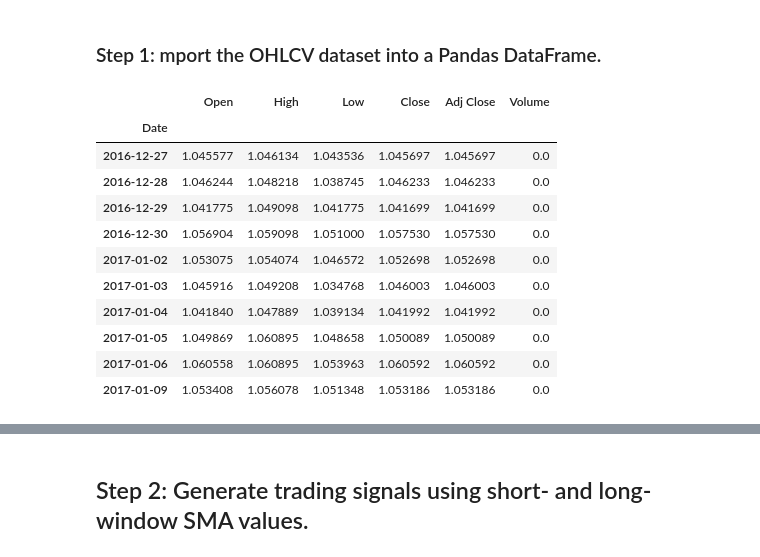
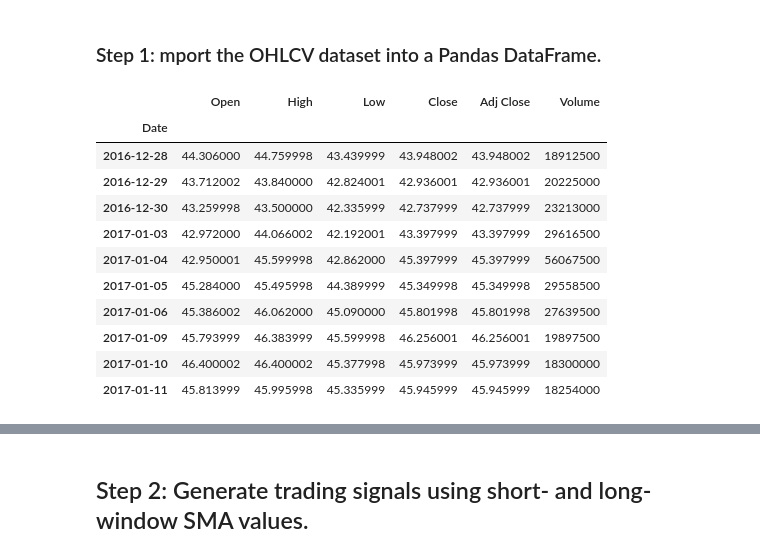
Before and after one commit to tembolo1284/Project_2_Bootcamp, a Jupyter notebook: machine_learning_trading_bot.ipynb, the cells around one changed output, grey strips where cells are left out. Cells and saved outputs as stored; diff of their text form; code cells hidden in the pictures.

```diff
--- a/machine_learning_trading_bot.ipynb
+++ b/machine_learning_trading_bot.ipynb
@@ -90,27 +90,27 @@ Open the Jupyter notebook. Restart the kernel, run the provided cells that corre
 ### Step 1: mport the OHLCV dataset into a Pandas DataFrame.
 # %%
 # Import the OHLCV dataset into a Pandas Dataframe
-eurusd_df = pd.read_csv(
-    Path("./Resources/EURUSD_5y.csv"),
+instrument_df = pd.read_csv(
+    Path("./Resources/TSLA_5y.csv"),
     index_col='Date',
     infer_datetime_format=True,
     parse_dates=True
 )
 
 # Review the DataFrame
-eurusd_df.head(10)
+instrument_df.head(10)
 # %% [output]
 |  | Open | High | Low | Close | Adj Close | Volume |
 | Date |  |  |  |  |  |  |
-| 2016-12-27 | 1.045577 | 1.046134 | 1.043536 | 1.045697 | 1.045697 | 0.0 |
-| 2016-12-28 | 1.046244 | 1.048218 | 1.038745 | 1.046233 | 1.046233 | 0.0 |
-| 2016-12-29 | 1.041775 | 1.049098 | 1.041775 | 1.041699 | 1.041699 | 0.0 |
-| 2016-12-30 | 1.056904 | 1.059098 | 1.051000 | 1.057530 | 1.057530 | 0.0 |
-| 2017-01-02 | 1.053075 | 1.054074 | 1.046572 | 1.052698 | 1.052698 | 0.0 |
-| 2017-01-03 | 1.045916 | 1.049208 | 1.034768 | 1.046003 | 1.046003 | 0.0 |
-| 2017-01-04 | 1.041840 | 1.047889 | 1.039134 | 1.041992 | 1.041992 | 0.0 |
-| 2017-01-05 | 1.049869 | 1.060895 | 1.048658 | 1.050089 | 1.050089 | 0.0 |
-| 2017-01-06 | 1.060558 | 1.060895 | 1.053963 | 1.060592 | 1.060592 | 0.0 |
-| 2017-01-09 | 1.053408 | 1.056078 | 1.051348 | 1.053186 | 1.053186 | 0.0 |
+| 2016-12-28 | 44.306000 | 44.759998 | 43.439999 | 43.948002 | 43.948002 | 18912500 |
+| 2016-12-29 | 43.712002 | 43.840000 | 42.824001 | 42.936001 | 42.936001 | 20225000 |
+| 2016-12-30 | 43.259998 | 43.500000 | 42.335999 | 42.737999 | 42.737999 | 23213000 |
+| 2017-01-03 | 42.972000 | 44.066002 | 42.192001 | 43.397999 | 43.397999 | 29616500 |
+| 2017-01-04 | 42.950001 | 45.599998 | 42.862000 | 45.397999 | 45.397999 | 56067500 |
+| 2017-01-05 | 45.284000 | 45.495998 | 44.389999 | 45.349998 | 45.349998 | 29558500 |
+| 2017-01-06 | 45.386002 | 46.062000 | 45.090000 | 45.801998 | 45.801998 | 27639500 |
+| 2017-01-09 | 45.793999 | 46.383999 | 45.599998 | 46.256001 | 46.256001 | 19897500 |
+| 2017-01-10 | 46.400002 | 46.400002 | 45.377998 | 45.973999 | 45.973999 | 18300000 |
+| 2017-01-11 | 45.813999 | 45.995998 | 45.335999 | 45.945999 | 45.945999 | 18254000 |
 # %%
 # Filter the date index and close columns
```
Also changed, not shown: parts of 23 cells of this notebook, 1 other file.
